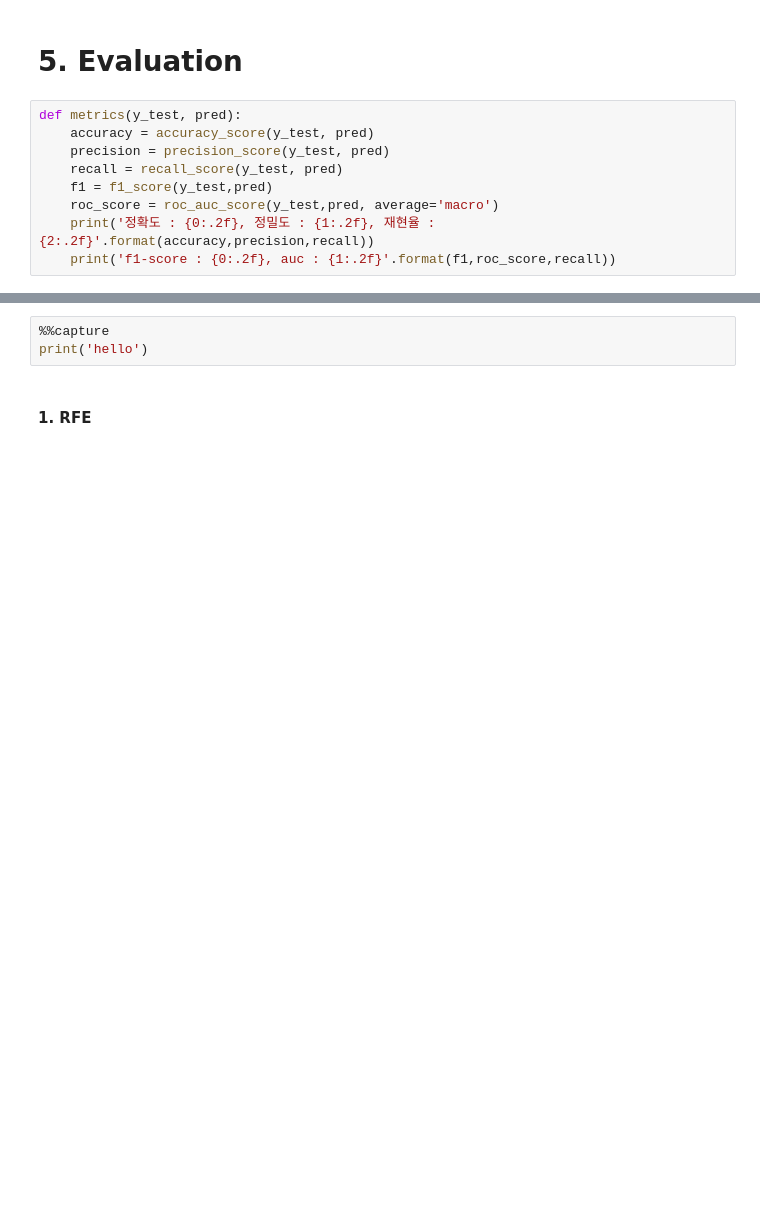
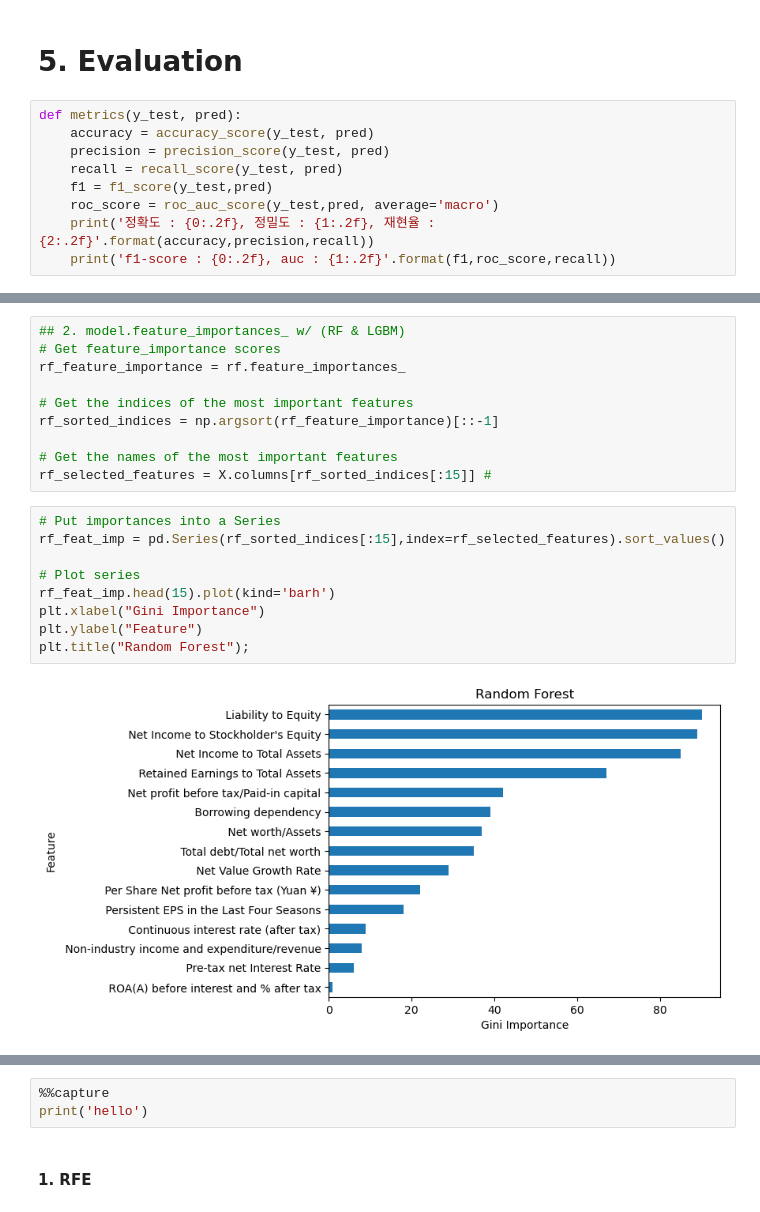
Before and after one commit to inergoul/boostcamp_peer_session, a Jupyter notebook: company-bankruptcy-prediction-transcription.ipynb, the cells around one changed output, grey strips where cells are left out. Drawn from its saved outputs; the diff is of its cells as text; blank space fills up the shorter version.

```diff
--- a/company-bankruptcy-prediction-transcription.ipynb
+++ b/company-bankruptcy-prediction-transcription.ipynb
@@ -398,0 +450,21 @@ AttributeError: 'LGBMRegressor' object has no attribute 'fig'
+# %%
+## 2. model.feature_importances_ w/ (RF & LGBM)
+# Get feature_importance scores
+rf_feature_importance = rf.feature_importances_
+
+# Get the indices of the most important features
+rf_sorted_indices = np.argsort(rf_feature_importance)[::-1]
+
+# Get the names of the most important features
+rf_selected_features = X.columns[rf_sorted_indices[:15]] #
+# %%
+# Put importances into a Series
+rf_feat_imp = pd.Series(rf_sorted_indices[:15],index=rf_selected_features).sort_values()
+
+# Plot series
+rf_feat_imp.head(15).plot(kind='barh')
+plt.xlabel("Gini Importance")
+plt.ylabel("Feature")
+plt.title("Random Forest");
+# %% [output]
+[figure, added]
```
Also changed, not shown: parts of 37 cells of this notebook.
